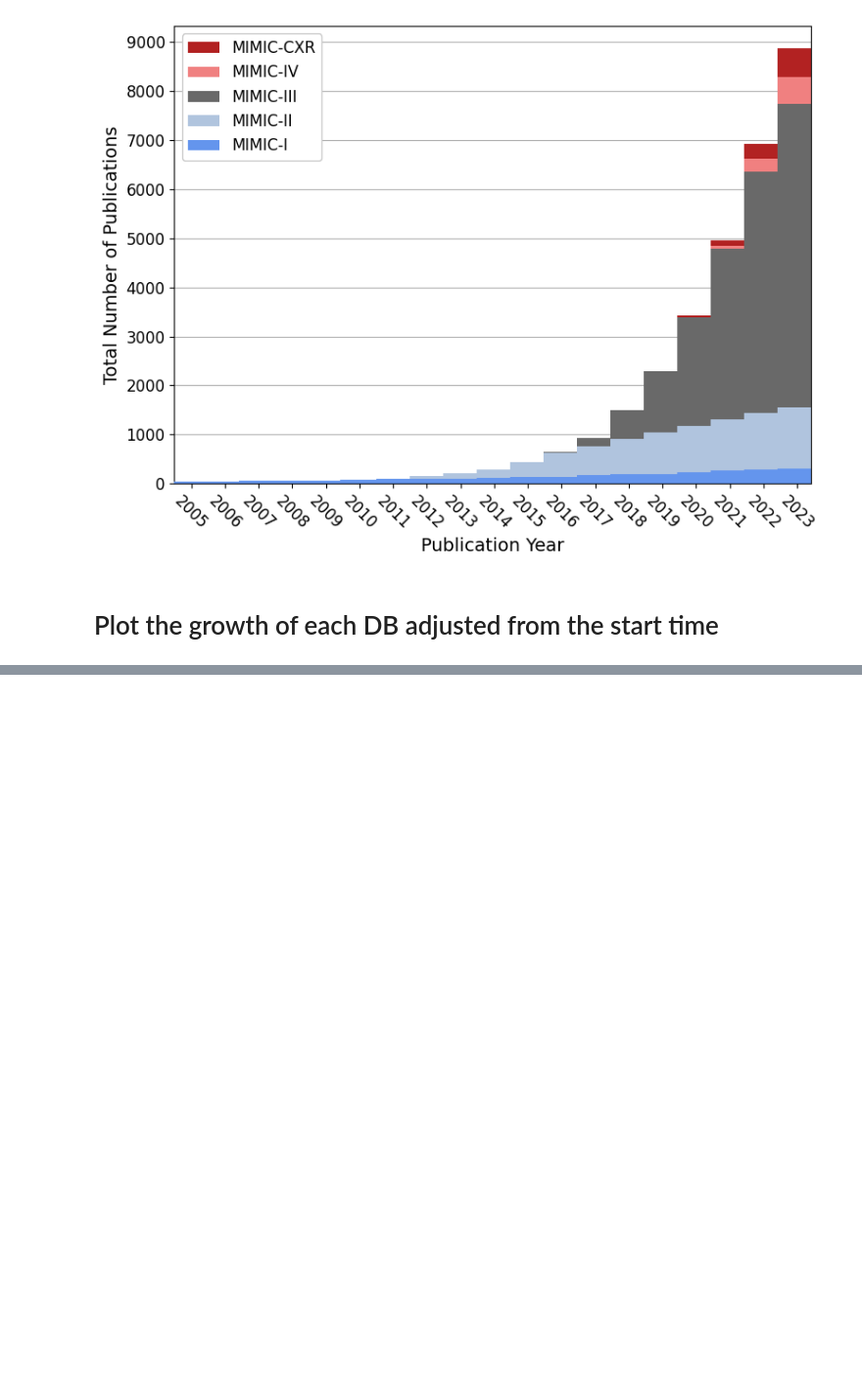
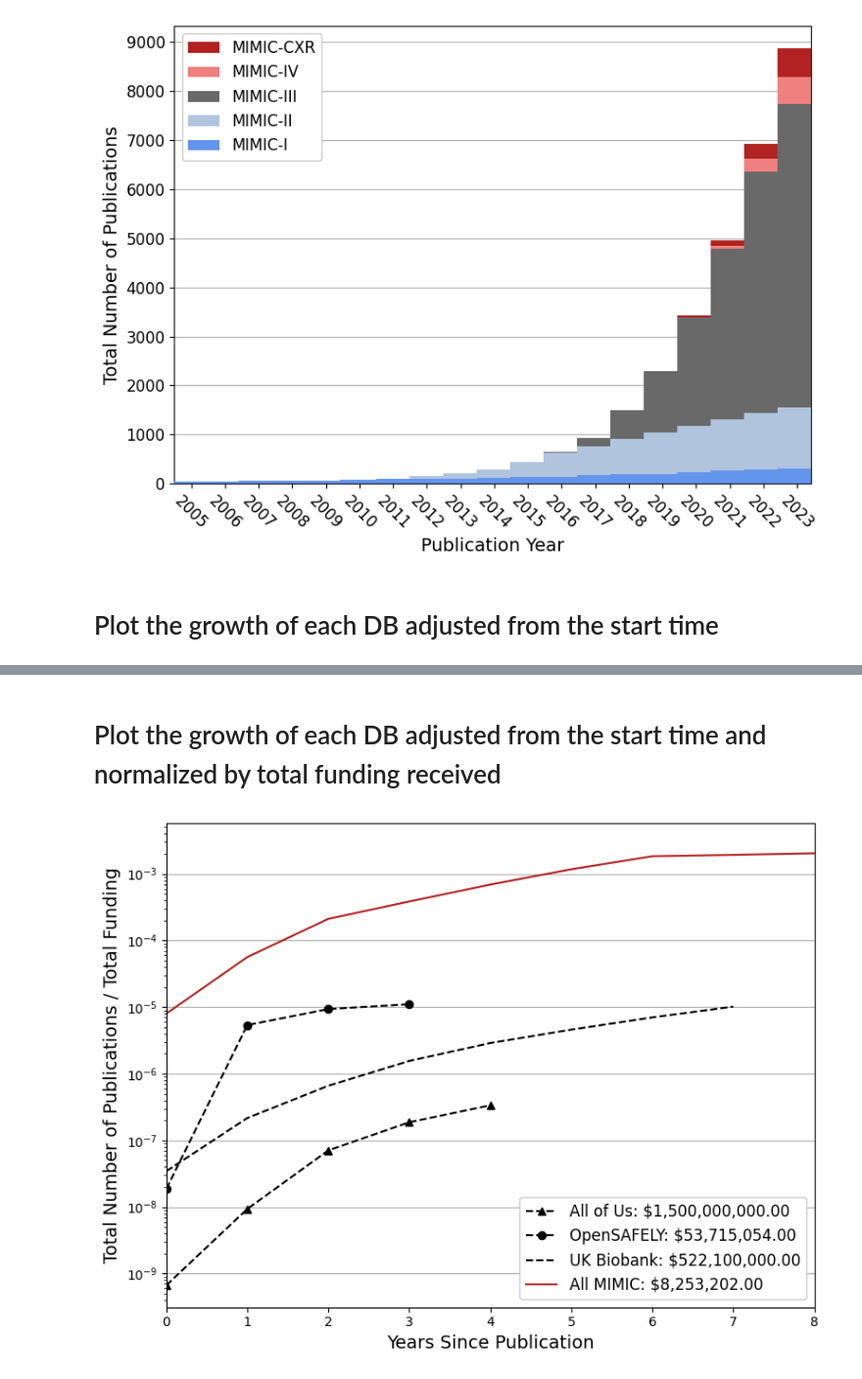
Before and after one commit to MIT-LCP/citation-tracker, a Jupyter notebook: mimic-citations.ipynb, the cells around one changed output, grey strips where cells are left out. Shown: that part at 98% size. Drawn from its saved outputs; the diff is of its cells as text; code cells hidden in the pictures; blank space fills up the shorter version.

```diff
--- a/mimic-citations.ipynb
+++ b/mimic-citations.ipynb
@@ -17,3 +22,6 @@ import pandas as pd
+# %%
+SEARCH_RESULT_FOLDER = 'search_results'
+MIMIC_PUBMED_CITATION_FOLDER = 'MIMIC_Pubmed_Citations'
 # %% [markdown]
 # Define search queries
 # %%
@@ -75,7 +83,7 @@ else:
         print(f'{ss}:\n - Count: {len(result.index)}')
 # %%
 # Write the titles to files
-write_dir = os.path.join('search_results', PROJECT, 'pubmed')
+write_dir = os.path.join(SEARCH_RESULT_FOLDER, PROJECT, 'pubmed')
 os.makedirs(write_dir, exist_ok=True)
 
 if PMID:
@@ -177,7 +185,7 @@ print('Number of missed true positives:', len(missed_papers))
 # %%
 # Take a look at some True positives missed by the constrained search term to figure out what else you can add.
 # Write to a file to label comments.
-write_dir = os.path.join('search_results', 'pubmed')
+write_dir = os.path.join(SEARCH_RESULT_FOLDER, 'pubmed')
 
 missed_papers_file = os.path.join(write_dir, 'missed-papers.tsv')
 
@@ -346,7 +354,7 @@ with open(full_query_file, 'w') as f:
 # %% [markdown]
 # Combining Results - pubmed, wos, ieee
 # %%
-result_dir = 'search_results'
+result_dir = SEARCH_RESULT_FOLDER
 
 combined_results = []
 for service in ['pubmed', 'wos', 'ieee']:
@@ -687,0 +770,68 @@ plt.show()
+# %% [markdown]
+# Plot the growth of each DB adjusted from the start time and normalized by total funding received
+# %%
+colors = [
+    'cornflowerblue',
+    'lightsteelblue',
+    'dimgray',
+    'lightcoral',
+    'firebrick'
+]
+max_year = 2022
+ALL_MIMIC = True
+
+years = [int(y) for y in google_scholar_mimic_pubs[list(google_scholar_mimic_pubs.keys())[0]].keys()]
+db_order = ['mimic-i','mimic-ii','mimic-iii','mimic-iv','mimic-cxr']
+
+plt.figure(figsize=(8,6))
+
+if ALL_MIMIC:
+    all_x_data = []
+    all_y_data = []
+for i,db in enumerate(db_order):
+    for y,v in google_scholar_mimic_pubs[db].items():
+        if v != 0:
+            start_year = int(y)
+            break
+    y_data = [v for y,v in google_scholar_mimic_pubs[db].items() if ((int(y) >= start_year) and (int(y) <= max_year))]
+    y_data = np.cumsum(y_data)
+    if ALL_MIMIC:
+        all_y_data.append(y_data)
+    else:
+        x_data = range(len(y_data))
+        plt.plot(x_data, y_data, color=colors[i], label=db.upper())
+if ALL_MIMIC:
+    max_len = max([len(a) for a in all_y_data])
+    all_x_data = range(max_len)
+    all_y_data = np.cumsum(np.sum([np.pad(a, (0, max_len-len(a)), 'constant') for a in all_y_data], axis=0))
+    all_y_data = all_y_data/total_funding['MIMIC']
+    total_funds = int(total_funding['MIMIC'])
+    plt.plot(all_x_data, all_y_data, color=colors[i], label=f'All MIMIC: ${total_funds:,.2f}')
+
+closed_markers = [None, 'o', '^', 's']
+for i,closed_dataset in enumerate(closed_datasets.items()):
+    # UK Biobank for comparison
+    start_year = int(list(closed_dataset[1].keys())[0])
+    y_data = [v for y,v in closed_dataset[1].items() if ((int(y) >= start_year) and (int(y) <= max_year))]
+    y_data = np.cumsum(y_data)
+    x_data = range(len(y_data))
+    try:
+        total_funds = int(total_funding[closed_dataset[0]])
+        plt.plot(x_data, y_data/total_funding[closed_dataset[0]], color='k', linestyle='--', marker=closed_markers[i], label=f'{closed_dataset[0]}: ${total_funds:,.2f}')
+    except KeyError:
+        continue
+
+plt.xlabel('Years Since Publication', fontsize=14)
+plt.ylabel('Total Number of Publications / Total Funding', fontsize=14)
+handles, labels = plt.gca().get_legend_handles_labels()
+order = np.arange(len(labels)-1, -1, -1)
+legend = plt.legend([handles[i] for i in order], [labels[i] for i in order], fontsize=12)
+legend.get_frame().set_alpha(1)
+plt.grid(zorder=-1, axis='y')
+plt.xlim([0,8])
+plt.yscale('log')
+plt.tight_layout()
+# plt.savefig(os.path.join(SEARCH_RESULT_FOLDER, 'google_scholar', 'cumulative_line-plot_baseline.png'))
+plt.show()
+# %% [output]
+[figure, added]
```
Also changed, not shown: parts of 10 cells of this notebook, 5 other files.
